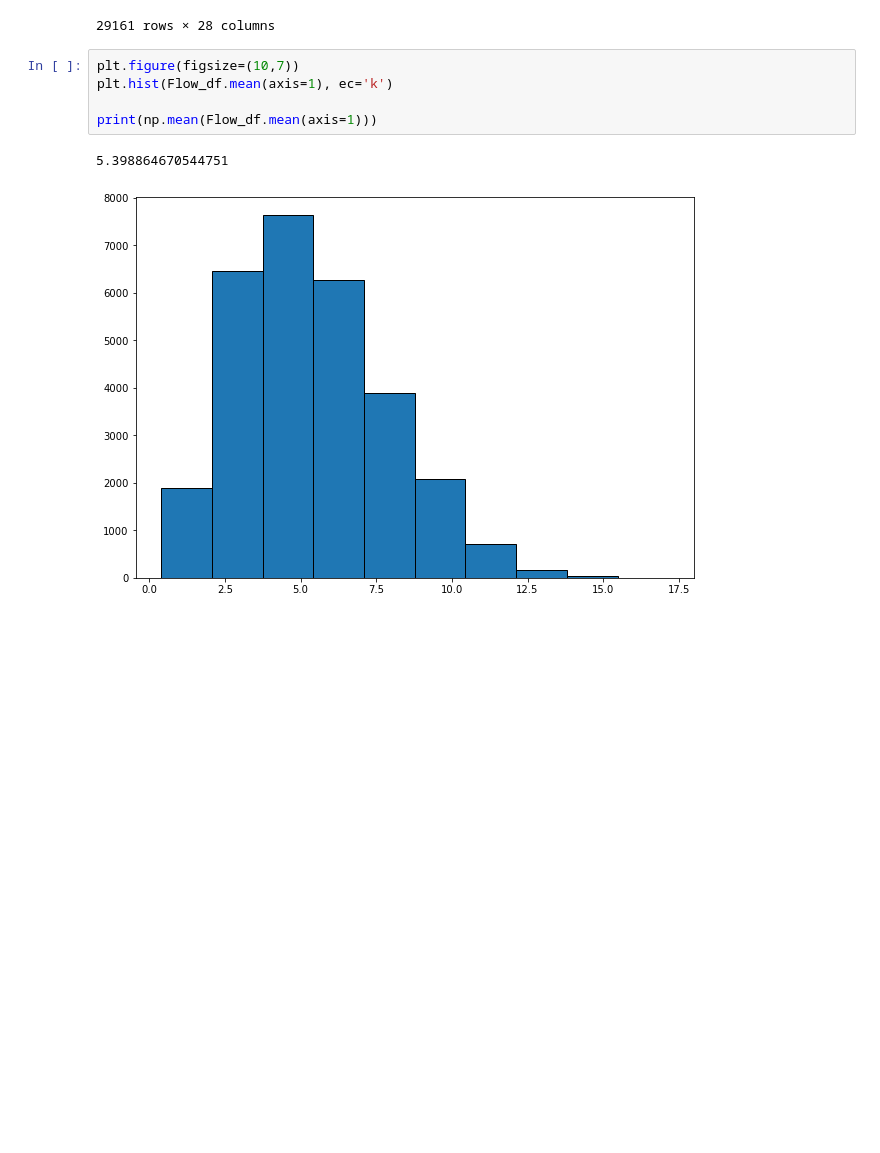
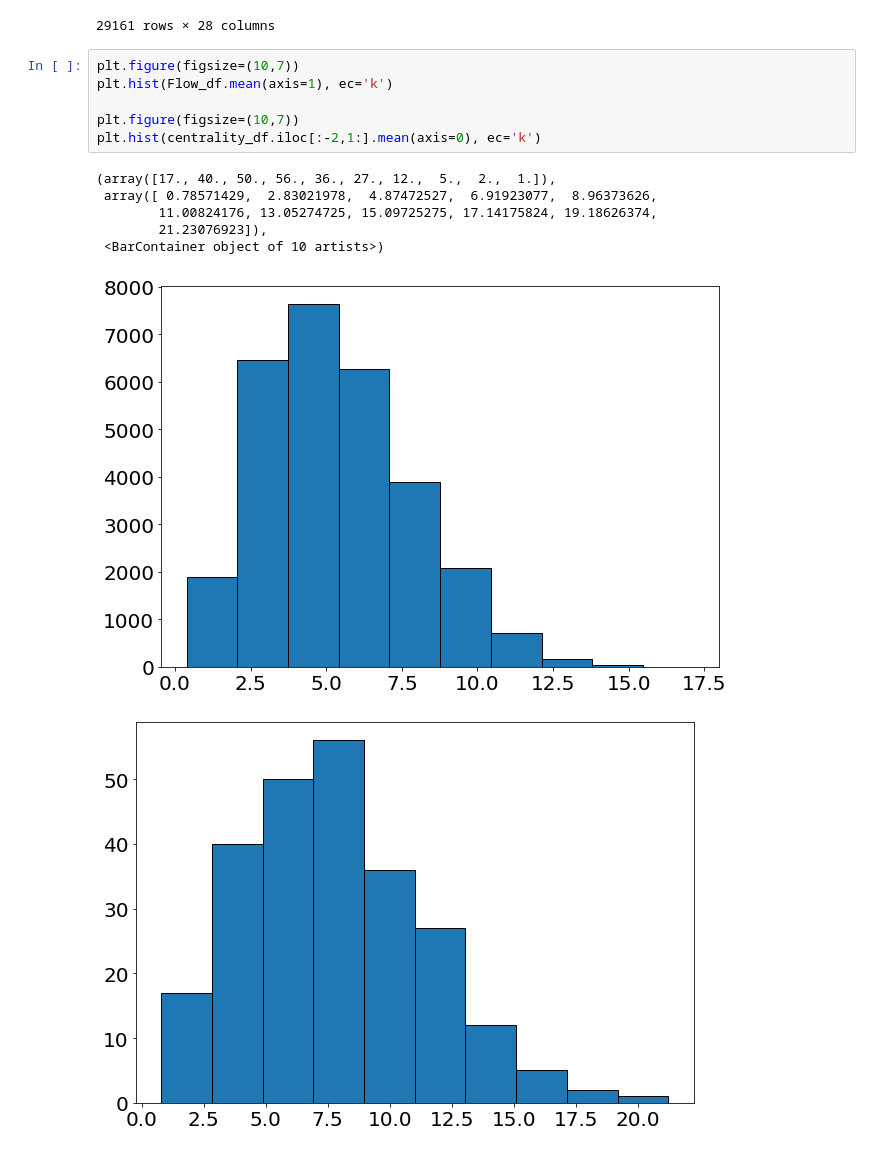
Before and after one commit to lucasessmann/GTA_ET, a Jupyter notebook: GraphAnalysis.ipynb, the cells around one changed output. Saved outputs shown, nothing was run; the diff lists cells and outputs as text; blank space fills up the shorter version.

```diff
--- a/GraphAnalysis.ipynb
+++ b/GraphAnalysis.ipynb
@@ -2039,8 +2039,14 @@ Flow_df
 # %%
 plt.figure(figsize=(10,7))
 plt.hist(Flow_df.mean(axis=1), ec='k')
 
-print(np.mean(Flow_df.mean(axis=1)))
+plt.figure(figsize=(10,7))
+plt.hist(centrality_df.iloc[:-2,1:].mean(axis=0), ec='k')
 # %% [output]
-5.398864670544751
+(array([17., 40., 50., 56., 36., 27., 12.,  5.,  2.,  1.]),
+ array([ 0.78571429,  2.83021978,  4.87472527,  6.91923077,  8.96373626,
+        11.00824176, 13.05274725, 15.09725275, 17.14175824, 19.18626374,
+        21.23076923]),
+ <BarContainer object of 10 artists>)
-[figure, old version]
+[figure, new version]
+[figure, added]
```
Also changed, not shown: parts of 5 cells of this notebook.
